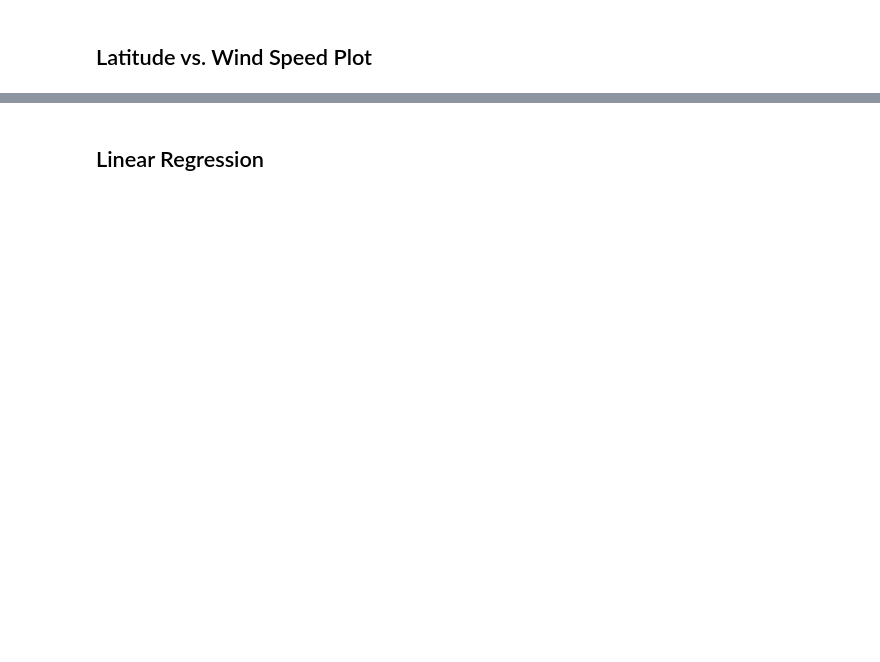
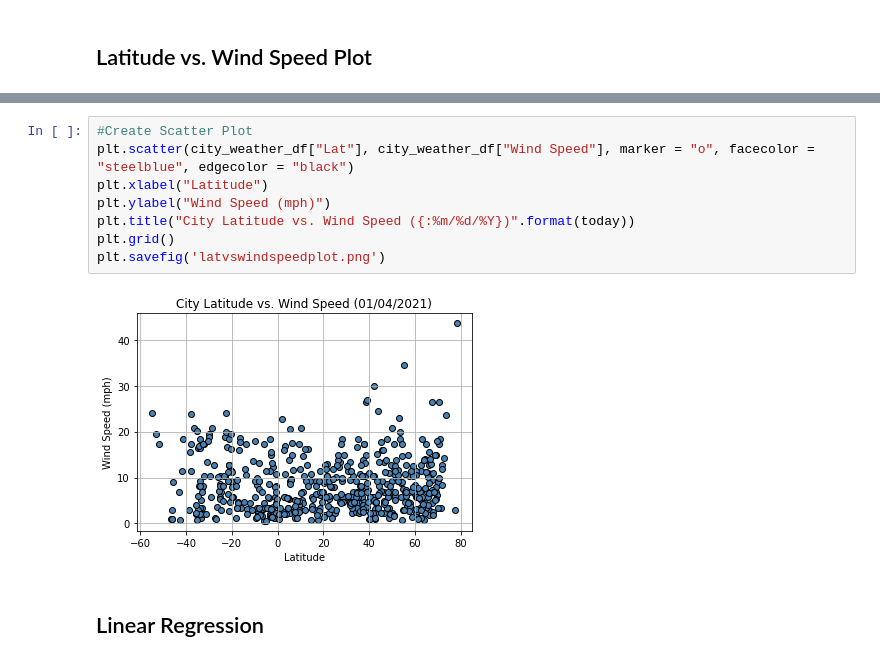
Before and after one commit to shadeetabasi/python-api-challenge, a Jupyter notebook: WeatherPy/WeatherPy.ipynb, the cells around one changed output, grey strips where cells are left out. Drawn from its saved outputs; the diff is of its cells as text; blank space fills up the shorter version.

```diff
--- a/WeatherPy/WeatherPy.ipynb
+++ b/WeatherPy/WeatherPy.ipynb
@@ -153,2 +244,12 @@ Int64Index([], dtype='int64')
+# %%
+#Create Scatter Plot
+plt.scatter(city_weather_df["Lat"], city_weather_df["Wind Speed"], marker = "o", facecolor = "steelblue", edgecolor = "black")
+plt.xlabel("Latitude")
+plt.ylabel("Wind Speed (mph)")
+plt.title("City Latitude vs. Wind Speed ({:%m/%d/%Y})".format(today))
+plt.grid()
+plt.savefig('latvswindspeedplot.png')
+# %% [output]
+[figure, added]
 # %% [markdown]
 ## Linear Regression
```
Also changed, not shown: parts of 38 cells of this notebook, 14 other files.
